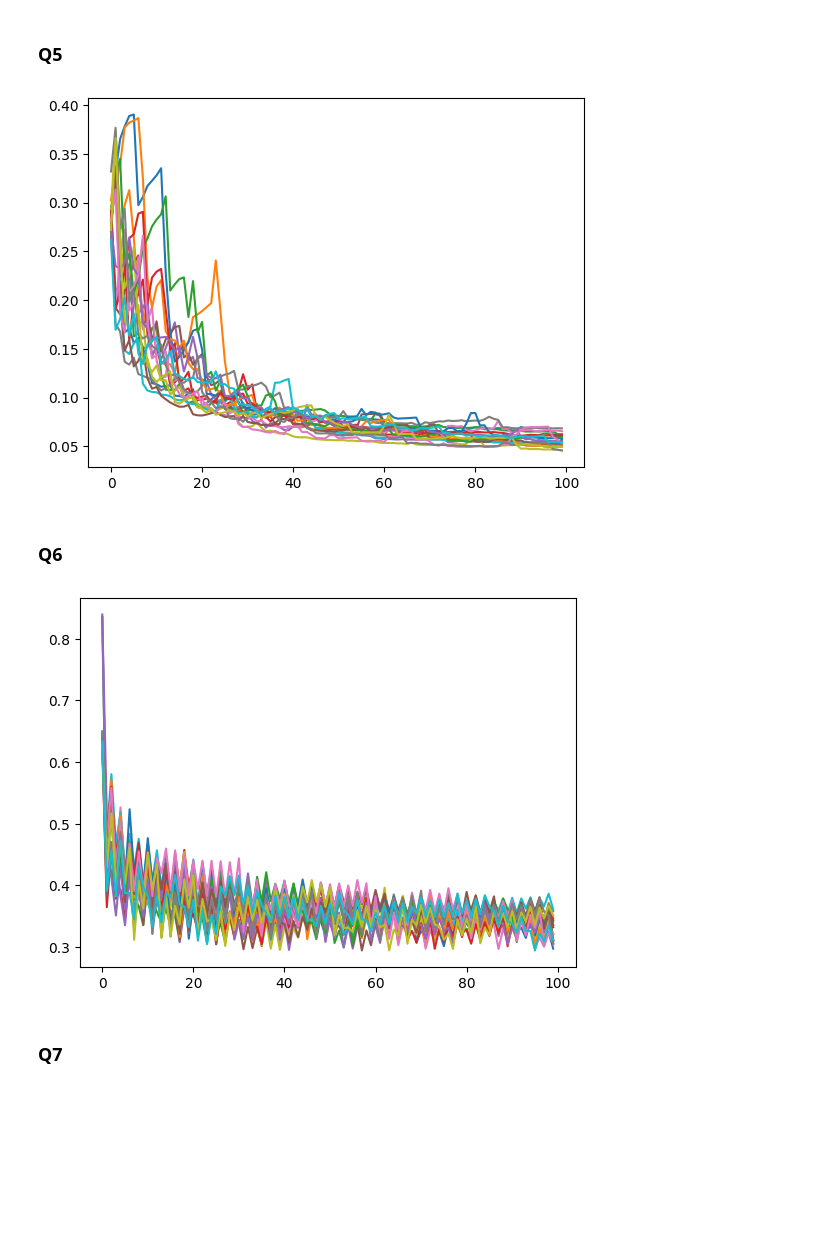
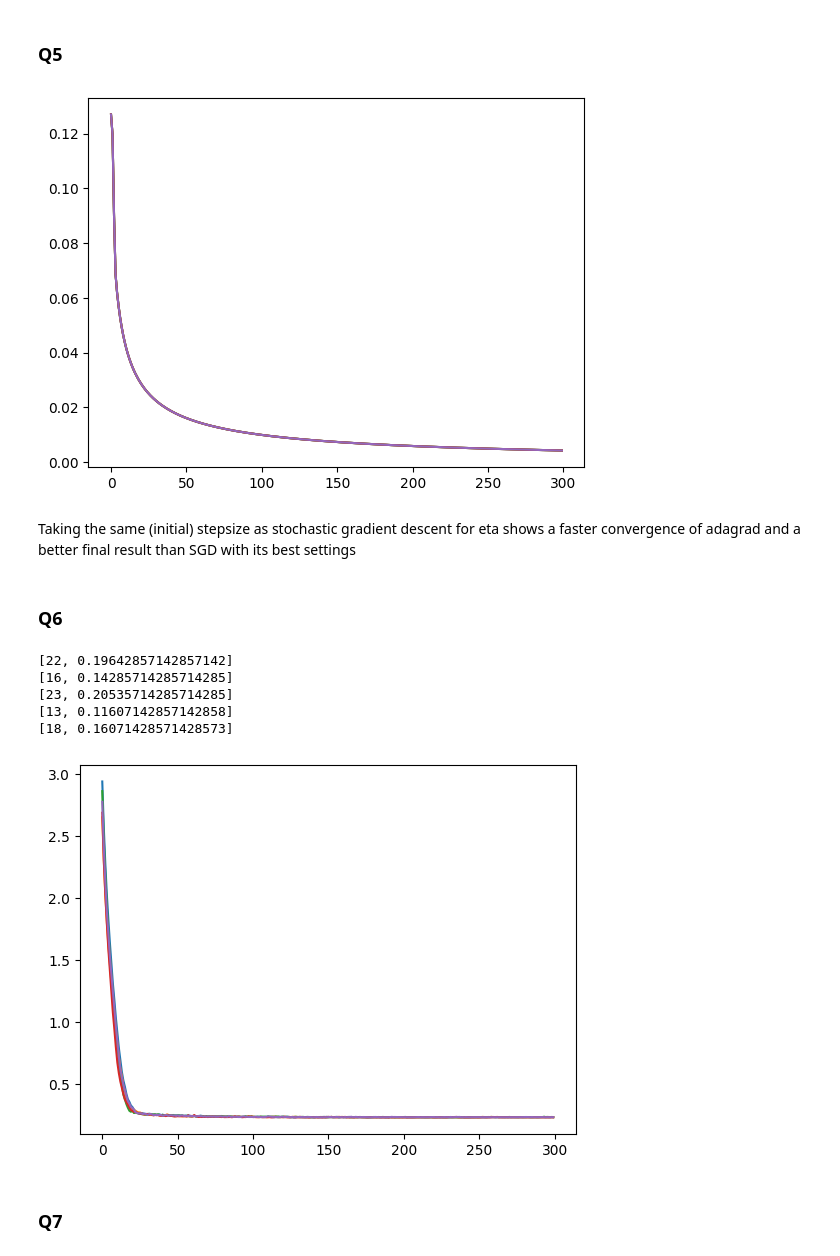
Before and after one commit to matthieuneau/l-bgfs, a Jupyter notebook: tp.ipynb, the cells around one changed output. Saved outputs shown, nothing was run; the diff lists cells and outputs as text; code cells hidden in the pictures; blank space fills up the shorter version.

```diff
--- a/tp.ipynb
+++ b/tp.ipynb
@@ -181,10 +137,10 @@ def stochastic_grad(x: np.ndarray, batch_size: int = 1):
     return grad / batch_size
 
 def stochastic_grad_desc(x0: np.ndarray, alpha: float, n_iter: int, batch_size: int = 1):
-    x = x0
+    x = x0.copy()
     loss_history = []
     for i in range(n_iter):
-        x = x - alpha * stochastic_grad(x)
+        x -= alpha * stochastic_grad(x, batch_size)
         loss_history.append(loss(x))
     return x, loss_history
 
@@ -206,62 +165,66 @@ plt.show()
 ### Q5
 # %%
 def adagrad(x0: np.ndarray, eta: float, n_iter: int, epsilon: float = 1e-8):
-    x = x0
+    x = x0.copy()
     G = np.zeros(n_features)
     loss_history = []
     for i in range(n_iter):
-        g = stochastic_grad(x)
-        G += g**2
-        x = x - (eta/np.sqrt(G + epsilon)) * g
+        G += grad_loss(x)**2
+        x = x - (eta/np.sqrt(G + epsilon)) * grad_loss(x)
         loss_history.append(loss(x))
     return x, loss_history
 
-for _ in range(20):
-    x0 = np.random.rand(n_features)/n_features
+for _ in range(5):
+    x0 = np.zeros(n_features)
     eta = 0.1
-    n_iter = 100
+    n_iter = 300
     loss_history = adagrad(x0, eta, n_iter)[1]
     plt.plot(range(n_iter), loss_history)
 # %% [output]
-[figure, old version]
+[figure, new version]
+# %% [markdown]
+Taking the same (initial) stepsize as stochastic gradient descent for eta shows a faster convergence of adagrad and a better final result than SGD with its best settings
 # %% [markdown]
 ### Q6
 # %%
 def regularized_loss(x: np.ndarray, lambda_: float):
     return loss(x) + np.linalg.norm(x, ord=1) * lambda_
 
 def regularized_grad(x: np.ndarray, lambda_: float):
     return grad_loss(x) + lambda_ * np.sign(x)
 
 def regularized_stochastic_grad(x: np.ndarray, lambda_: float, batch_size: int = 1):
-    indices = np.random.choice(n_features, batch_size, replace=False)
-    grad = np.zeros(n_features)
-    for index in indices:
-        grad += -2 * np.exp(np.dot(X[index], x)) * (np.exp(np.dot(X[index], x)) * (y[index] - 1) + y[index]) * X[index] / (1 + np.exp(np.dot(X[index], x)))**3
-    grad/=batch_size
-    grad += lambda_ * np.sign(x)
-    return grad
+    return stochastic_grad(x, batch_size) + lambda_ * np.sign(x)
 
 def regularized_adagrad(x0: np.ndarray, eta: float, n_iter:int, lambda_: float, epsilon: float = 1e-8, batch_size: int = 1):
-    x = x0
+    x = x0.copy()
     G = np.zeros(n_features)
     loss_history = []
     for i in range(n_iter):
-        g = regularized_stochastic_grad(x, lambda_, batch_size=1)
+        g = regularized_stochastic_grad(x, lambda_, batch_size)
         G += g**2
-        x = x - (eta/np.sqrt(G + epsilon)) * g
+        x_intermediate = x - (eta/np.sqrt(G + epsilon)) * g
+        x = np.sign(x_intermediate)*np.maximum(np.abs(x_intermediate) - eta*lambda_, 0)
         loss_history.append(regularized_loss(x, lambda_))
     return x, loss_history
 
-for _ in range(20):
-    x0 = np.random.rand(n_features)/n_features
+for _ in range(5):
+    x0 = np.random.rand(n_features)
     eta = 0.1
-    n_iter = 100
-    lambda_ = 0.04
-    loss_history = regularized_adagrad(x0, eta, n_iter, lambda_)[1]
+    n_iter = 300
+    lambda_ = 0.05
+    batch_size = 100
+    epsilon = 1e-8
+    xs, loss_history = regularized_adagrad(x0, eta, n_iter, lambda_, epsilon, batch_size)
+    print([np.count_nonzero(xs), np.count_nonzero(xs)/n_features])
     plt.plot(range(n_iter), loss_history)
 # %% [output]
+[22, 0.19642857142857142]
+[16, 0.14285714285714285]
+[23, 0.20535714285714285]
+[13, 0.11607142857142858]
+[18, 0.16071428571428573]
-[figure, old version]
+[figure, new version]
 # %% [markdown]
 ### Q7
 # %%
```
Also changed, not shown: parts of 15 cells of this notebook.
